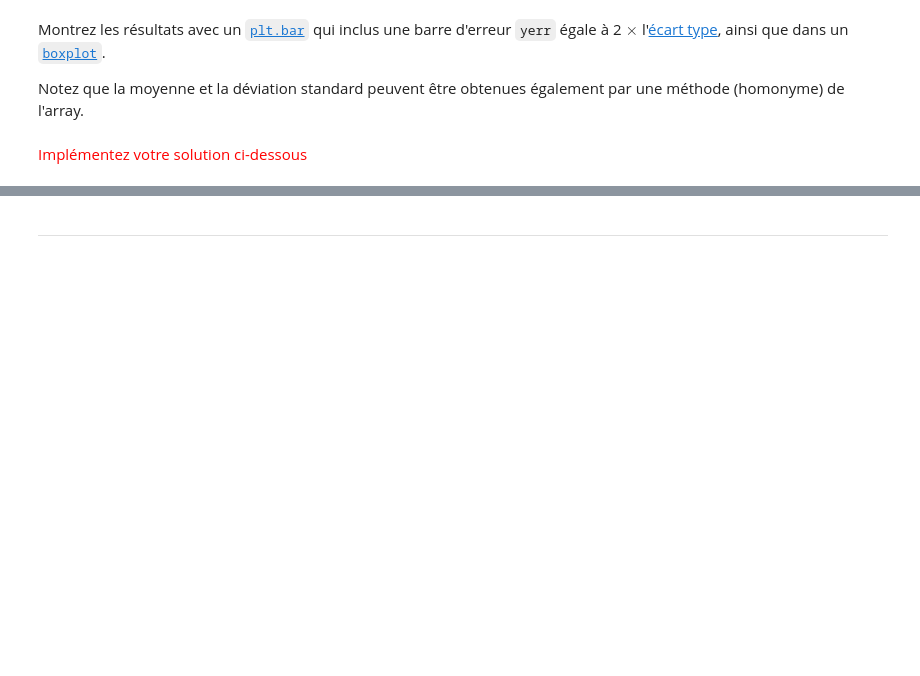
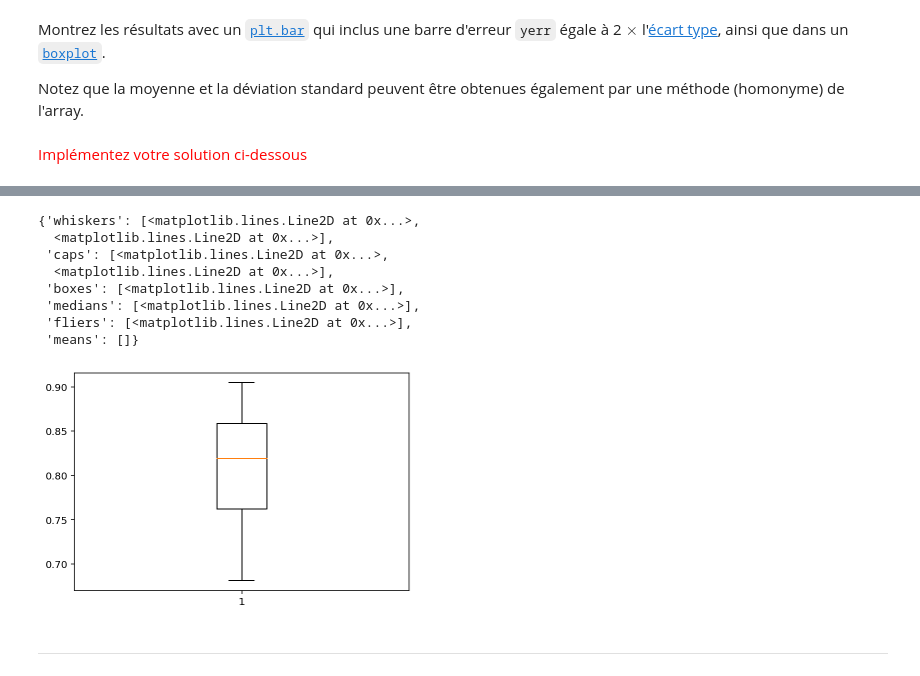
Before and after one commit to ThierryKunda/isd2, a Jupyter notebook: TP 4 - Scikit-Learn - Complete.ipynb, the cells around one changed output, grey strips where cells are left out. Saved outputs shown, nothing was run; the diff lists cells and outputs as text; code cells hidden in the pictures; blank space fills up the shorter version.

```diff
--- a/TP 4 - Scikit-Learn - Complete.ipynb
+++ b/TP 4 - Scikit-Learn - Complete.ipynb
@@ -356,3 +393,15 @@ Notez que la moyenne et la déviation standard peuvent être obtenues également
+# %%
+plt.boxplot(scores_cross_val)
+# %% [output]
+{'whiskers': [<matplotlib.lines.Line2D at 0x...>,
+  <matplotlib.lines.Line2D at 0x...>],
+ 'caps': [<matplotlib.lines.Line2D at 0x...>,
+  <matplotlib.lines.Line2D at 0x...>],
+ 'boxes': [<matplotlib.lines.Line2D at 0x...>],
+ 'medians': [<matplotlib.lines.Line2D at 0x...>],
+ 'fliers': [<matplotlib.lines.Line2D at 0x...>],
+ 'means': []}
+[figure, added]
 # %% [markdown]
 ---
 # %% [markdown]
```
Also changed, not shown: parts of 10 cells of this notebook.
